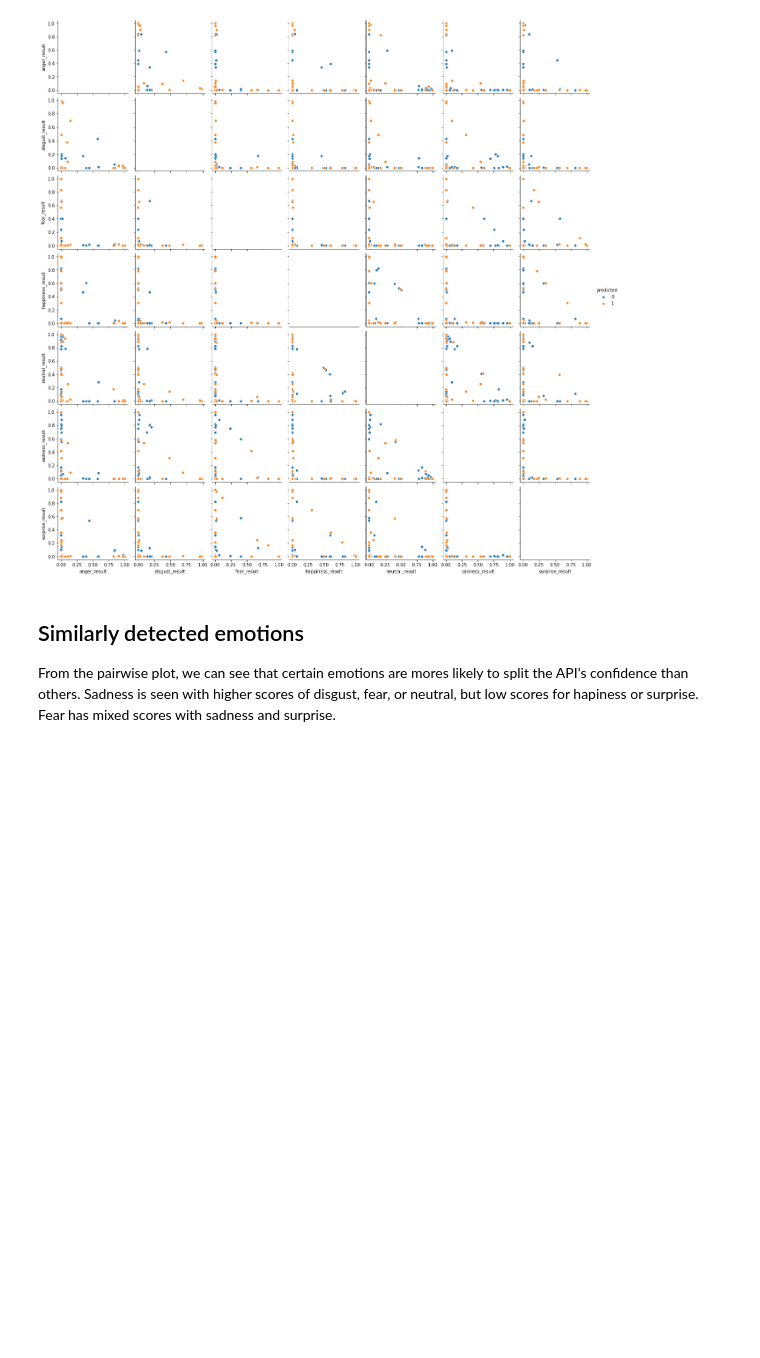
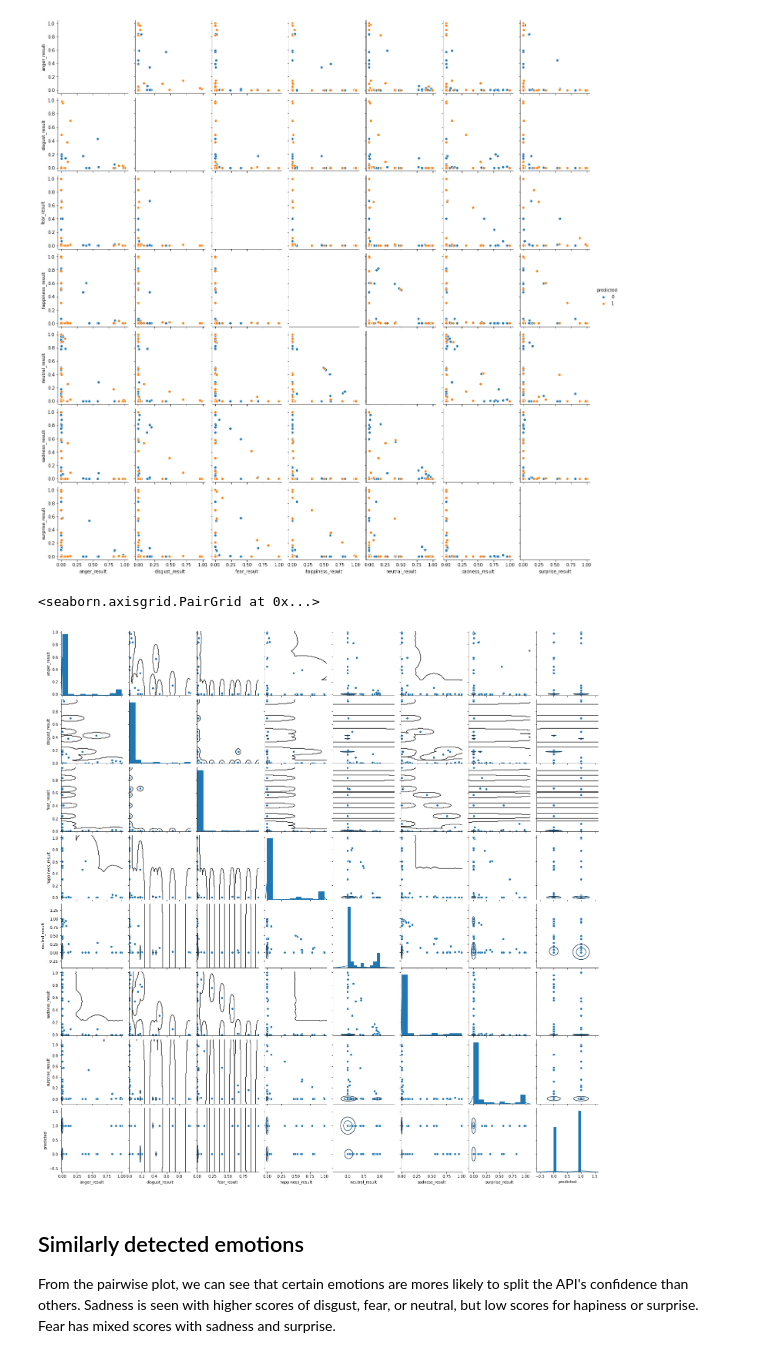
Before and after one commit to nagemnat/cs_face, a Jupyter notebook: emotions.ipynb, the cells around one changed output. Cells and saved outputs as stored; diff of their text form; code cells hidden in the pictures; blank space fills up the shorter version.

```diff
--- a/emotions.ipynb
+++ b/emotions.ipynb
@@ -622,6 +622,14 @@ sns.pairplot(emo, hue='predicted', diag_kind='True')
 # %% [output]
 <seaborn.axisgrid.PairGrid at 0x...>
 [figure]
+# %%
+# Look at different options of plots
+g=sns.pairplot(emo)
+g.map_diag(sns.kdeplot)
+g.map_offdiag(sns.kdeplot,n_levels = 2, hue='predicted')
+# %% [output]
+<seaborn.axisgrid.PairGrid at 0x...>
+[figure, added]
 # %% [markdown]
 ## Similarly detected emotions
 
```
Also changed, not shown: parts of 5 cells of this notebook.
